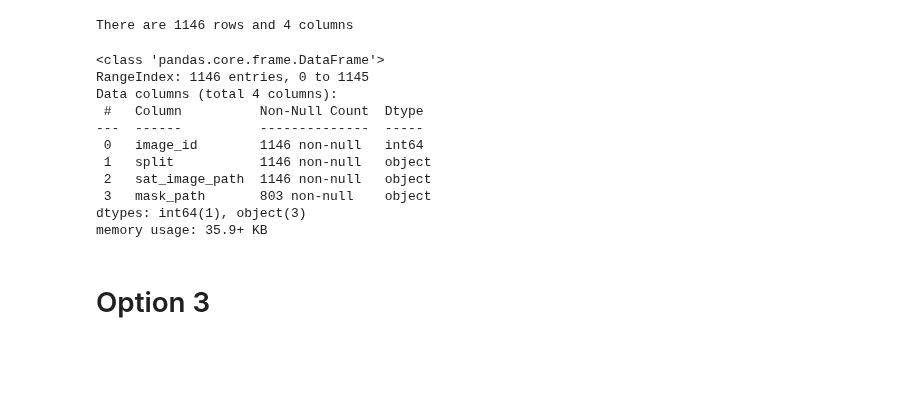
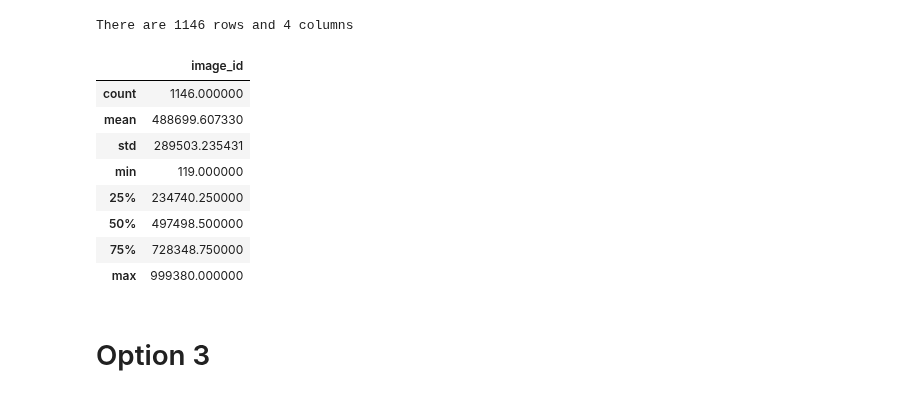
Before and after one commit to CSCCNY/final-project-landandbuildingsatimg-ccny, a Jupyter notebook: notebooks/scratch/01-JM-Data_Preprocessing.ipynb, the cells around one changed output. Saved outputs shown, nothing was run; the diff lists cells and outputs as text; code cells hidden in the pictures; blank space fills up the shorter version.

```diff
--- a/notebooks/scratch/01-JM-Data_Preprocessing.ipynb
+++ b/notebooks/scratch/01-JM-Data_Preprocessing.ipynb
@@ -28,19 +28,17 @@ print(f'There are {nRow} rows and {nCol} columns')
 There are 1146 rows and 4 columns
 # %%
 # PIL.Image.open('input/train/100694_sat.jpg')
-df2.info()
+df2.describe()
 # %% [output]
-<class 'pandas.core.frame.DataFrame'>
-RangeIndex: 1146 entries, 0 to 1145
-Data columns (total 4 columns):
- #   Column          Non-Null Count  Dtype
----  ------          --------------  -----
- 0   image_id        1146 non-null   int64
- 1   split           1146 non-null   object
- 2   sat_image_path  1146 non-null   object
- 3   mask_path       803 non-null    object
-dtypes: int64(1), object(3)
-memory usage: 35.9+ KB
+|  | image_id |
+| count | 1146.000000 |
+| mean | 488699.607330 |
+| std | 289503.235431 |
+| min | 119.000000 |
+| 25% | 234740.250000 |
+| 50% | 497498.500000 |
+| 75% | 728348.750000 |
+| max | 999380.000000 |
 # %% [markdown]
 # Option 3
 # %%
```
Also changed, not shown: parts of 15 cells of this notebook.
